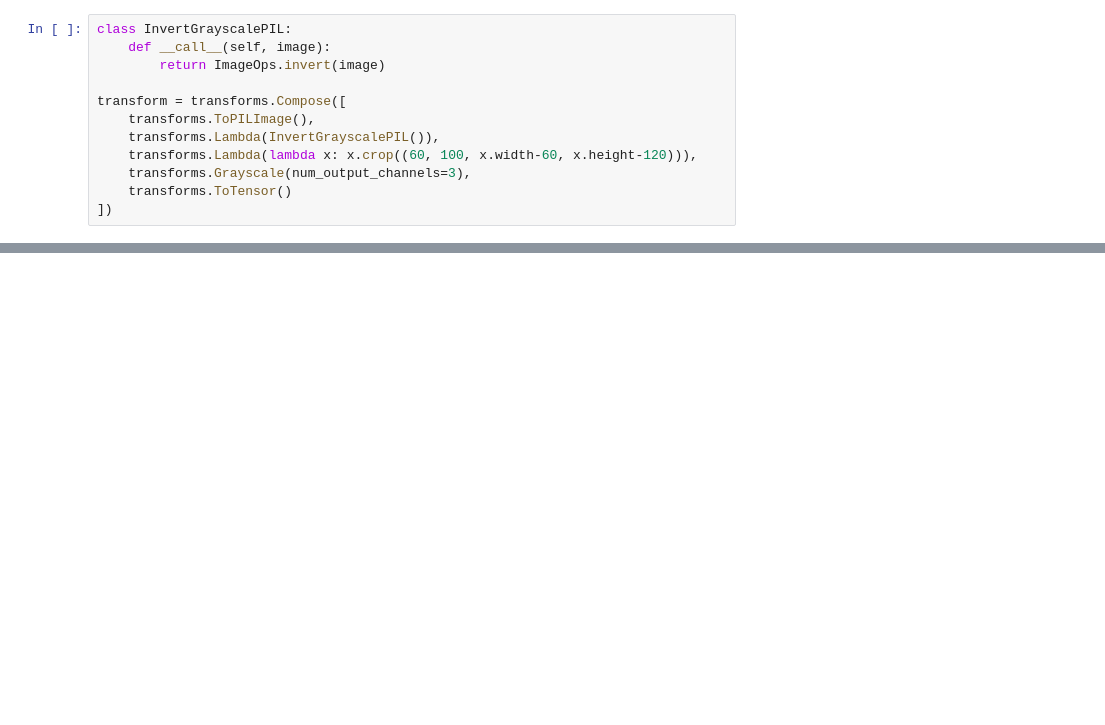
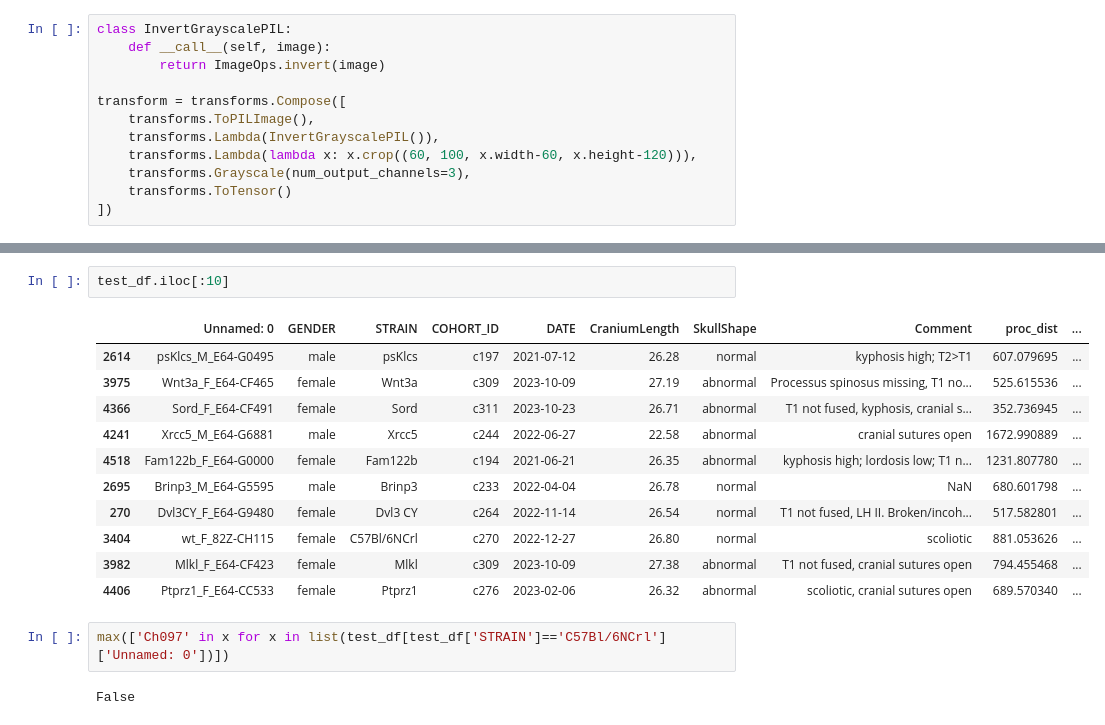
Before and after one commit to vendanov/SkullShape_clone, a Jupyter notebook: notebooks/mouse_sutures_genprogec.ipynb, the cells around one changed output, grey strips where cells are left out. Drawn from its saved outputs; the diff is of its cells as text; blank space fills up the shorter version.

```diff
--- a/notebooks/mouse_sutures_genprogec.ipynb
+++ b/notebooks/mouse_sutures_genprogec.ipynb
@@ -599,0 +703,18 @@ transform = transforms.Compose([
+# %%
+test_df.iloc[:10]
+# %% [output]
+|  | Unnamed: 0 | GENDER | STRAIN | COHORT_ID | DATE | CraniumLength | SkullShape | Comment | proc_dist | ... |
+| 2614 | psKlcs_M_E64-G0495 | male | psKlcs | c197 | 2021-07-12 | 26.28 | normal | kyphosis high; T2>T1 | 607.079695 | ... |
+| 3975 | Wnt3a_F_E64-CF465 | female | Wnt3a | c309 | 2023-10-09 | 27.19 | abnormal | Processus spinosus missing, T1 no... | 525.615536 | ... |
+| 4366 | Sord_F_E64-CF491 | female | Sord | c311 | 2023-10-23 | 26.71 | abnormal | T1 not fused, kyphosis, cranial s... | 352.736945 | ... |
+| 4241 | Xrcc5_M_E64-G6881 | male | Xrcc5 | c244 | 2022-06-27 | 22.58 | abnormal | cranial sutures open | 1672.990889 | ... |
+| 4518 | Fam122b_F_E64-G0000 | female | Fam122b | c194 | 2021-06-21 | 26.35 | abnormal | kyphosis high; lordosis low; T1 n... | 1231.807780 | ... |
+| 2695 | Brinp3_M_E64-G5595 | male | Brinp3 | c233 | 2022-04-04 | 26.78 | normal | NaN | 680.601798 | ... |
+| 270 | Dvl3CY_F_E64-G9480 | female | Dvl3 CY | c264 | 2022-11-14 | 26.54 | normal | T1 not fused, LH II. Broken/incoh... | 517.582801 | ... |
+| 3404 | wt_F_82Z-CH115 | female | C57Bl/6NCrl | c270 | 2022-12-27 | 26.80 | normal | scoliotic | 881.053626 | ... |
+| 3982 | Mlkl_F_E64-CF423 | female | Mlkl | c309 | 2023-10-09 | 27.38 | abnormal | T1 not fused, cranial sutures open | 794.455468 | ... |
+| 4406 | Ptprz1_F_E64-CC533 | female | Ptprz1 | c276 | 2023-02-06 | 26.32 | abnormal | scoliotic, cranial sutures open | 689.570340 | ... |
+# %%
+max(['Ch097' in x for x in list(test_df[test_df['STRAIN']=='C57Bl/6NCrl'] ['Unnamed: 0'])])
+# %% [output]
+False
```
Also changed, not shown: parts of 10 cells of this notebook.
